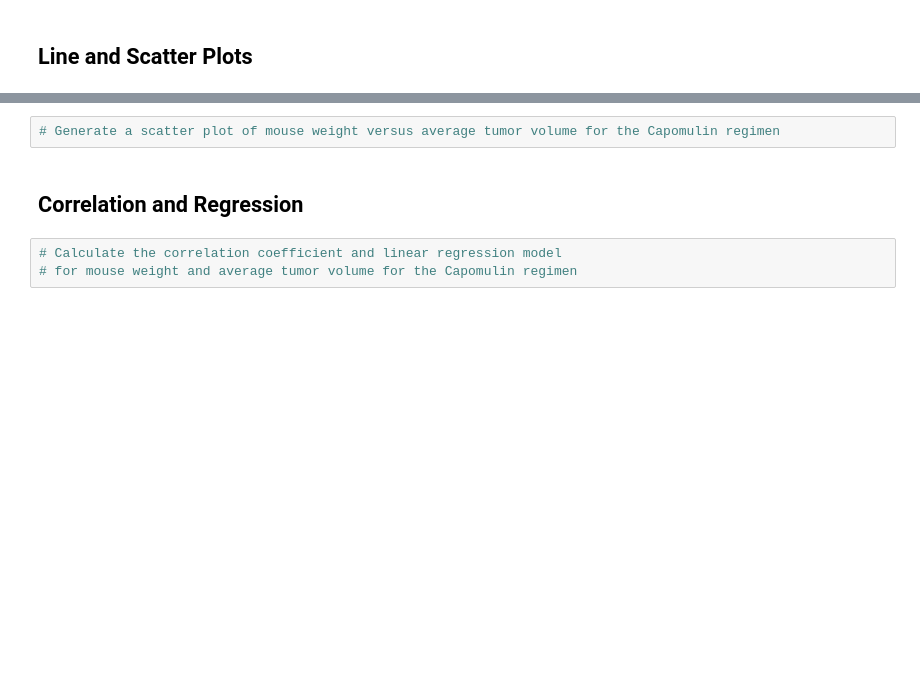
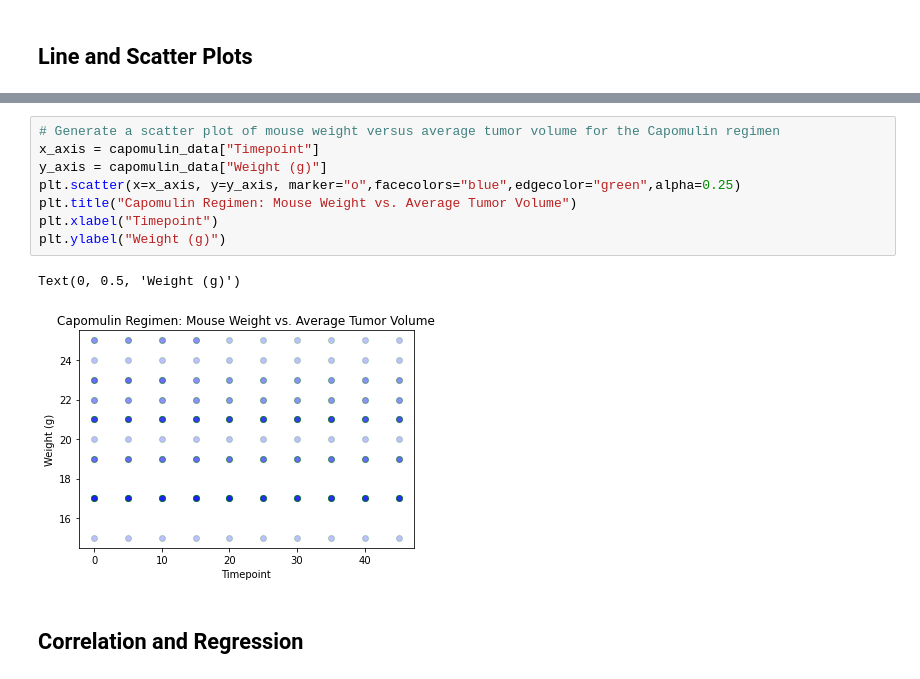
Before and after one commit to mcbien/matplotlib_challenge, a Jupyter notebook: Bien_pymaceuticals.ipynb, the cells around one changed output, grey strips where cells are left out. Drawn from its saved outputs; the diff is of its cells as text; blank space fills up the shorter version.

```diff
--- a/Bien_pymaceuticals.ipynb
+++ b/Bien_pymaceuticals.ipynb
@@ -365,8 +352,14 @@ Text(0, 0.5, 'Tumor Volumne (mm3)')
 [figure]
 # %%
 # Generate a scatter plot of mouse weight versus average tumor volume for the Capomulin regimen
+x_axis = capomulin_data["Timepoint"]
+y_axis = capomulin_data["Weight (g)"]
+plt.scatter(x=x_axis, y=y_axis, marker="o",facecolors="blue",edgecolor="green",alpha=0.25)
+plt.title("Capomulin Regimen: Mouse Weight vs. Average Tumor Volume")
+plt.xlabel("Timepoint")
+plt.ylabel("Weight (g)")
+# %% [output]
+Text(0, 0.5, 'Weight (g)')
+[figure, added]
 # %% [markdown]
 ## Correlation and Regression
-# %%
-# Calculate the correlation coefficient and linear regression model
-# for mouse weight and average tumor volume for the Capomulin regimen
```
Also changed, not shown: parts of 5 cells of this notebook.
